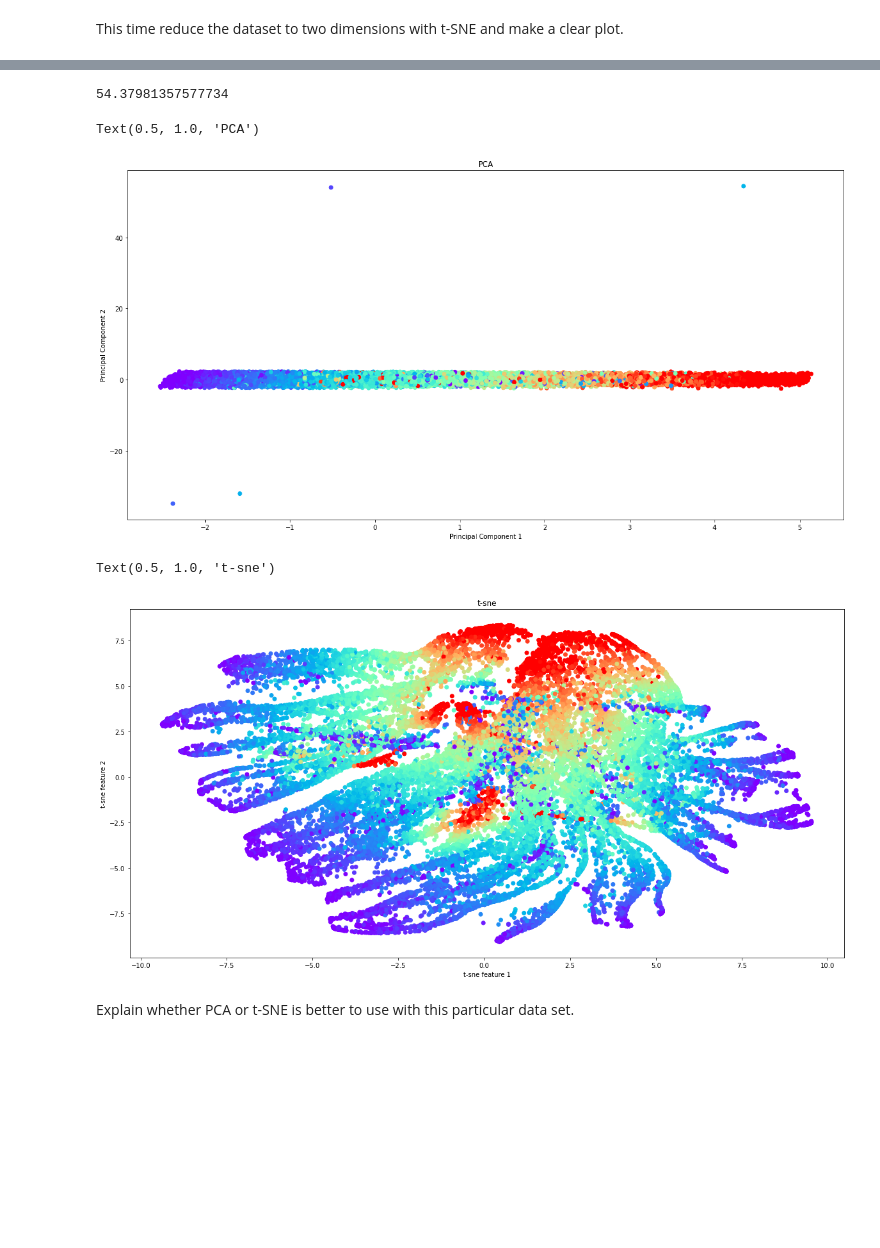
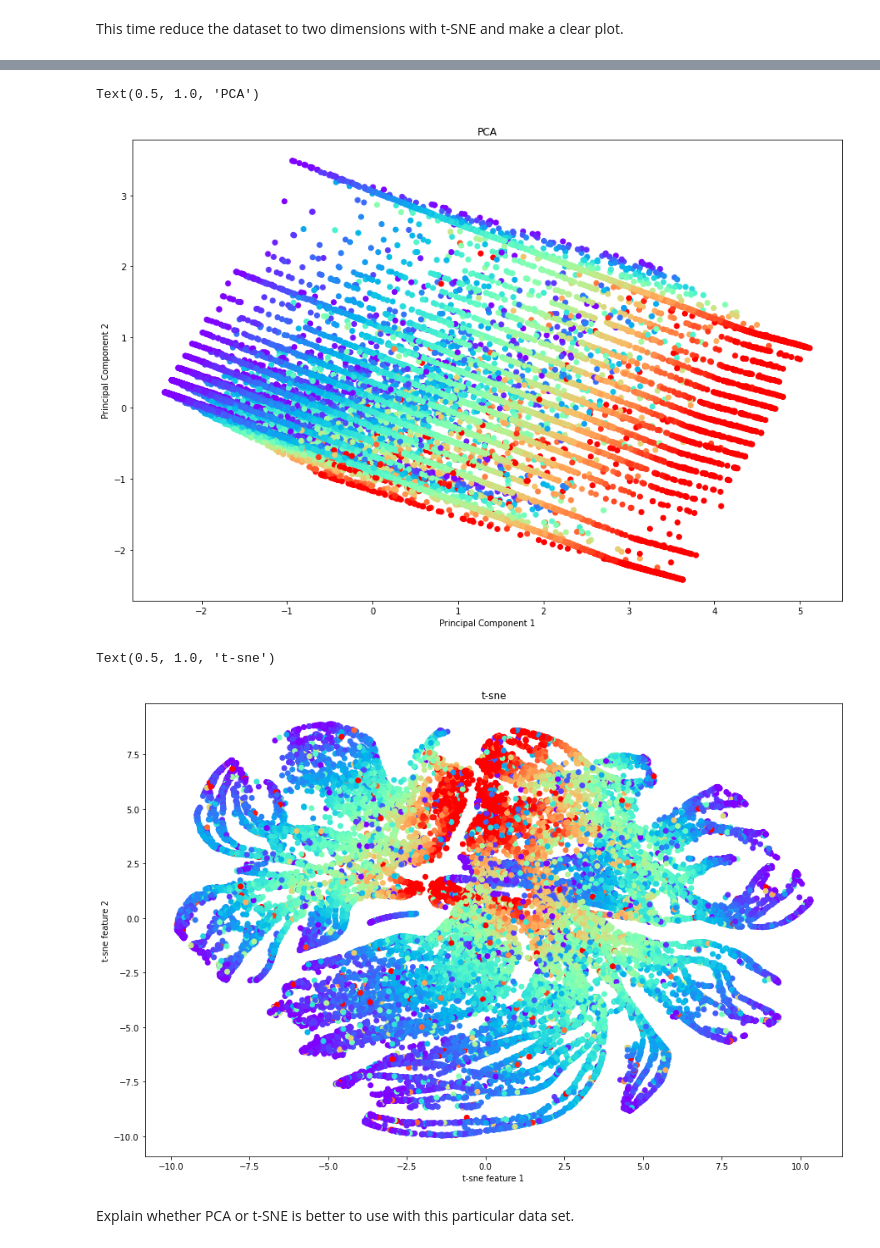
Before and after one commit to Nsmid/Machine-Learning-for-Finance, a Jupyter notebook: assignment2/assignment2_groupXX_2021-version 2.ipynb, the cells around one changed output, grey strips where cells are left out. Saved outputs shown, nothing was run; the diff lists cells and outputs as text; code cells hidden in the pictures; blank space fills up the shorter version.

```diff
--- a/assignment2/assignment2_groupXX_2021-version 2.ipynb
+++ b/assignment2/assignment2_groupXX_2021-version 2.ipynb
@@ -314,0 +316,2 @@ df_features_numstd
+# %%
+df_features_numstd.drop(columns=['ProbabilityDefault'], inplace=True)
@@ -315,6 +320,5 @@ df_features_numstd
 # %%
-# df_features_numstd = df_features_num / df_features_num.std()
-pca = PCA(n_components=5).fit(df_features_numstd)
+pca = PCA(n_components=2).fit(df_features_numstd)
 
 plt.figure(figsize=(9,7))
 plt.bar(range(pca.n_components), pca.explained_variance_ratio_)
@@ -387,6 +343,6 @@ df_features_num1
 This time reduce the dataset to two dimensions with t-SNE and make a clear plot.
 # %%
 tsne = TSNE(n_components=2, random_state=25, n_iter=300)
-tsne_results = tsne.fit_transform(df_features_numstd1)
+tsne_results = tsne.fit_transform(df_features_numstd)
 print(tsne_results)
 # %% [output]
@@ -442,19 +359,15 @@ df_features_num1
-# %%
-df_features_num1['pca.1'].max()
-# %% [output]
-54.37981357577734
 # %%
-plt.figure(figsize=(20,10))
+plt.figure(figsize=(15,10))
 plt.scatter(x=df_features_num1['pca.0'], y=df_features_num1['pca.1'],
             c=df_features_num1['ProbabilityDefault'],cmap='rainbow')
 plt.ylabel('Principal Component 2')
 plt.xlabel('Principal Component 1')
 plt.title('PCA')
 # %% [output]
 Text(0.5, 1.0, 'PCA')
-[figure, old version]
+[figure, new version]
 # %%
-plt.figure(figsize=(20,10))
+plt.figure(figsize=(15,10))
 plt.scatter(x=df_features_num1['tsne-2d-one'], y=df_features_num1['tsne-2d-two'],
             c=df_features_num1['ProbabilityDefault'],cmap='rainbow')
 plt.ylabel('t-sne feature 2')
@@ -462,6 +375,6 @@ plt.xlabel('t-sne feature 1')
 plt.title('t-sne')
 # %% [output]
 Text(0.5, 1.0, 't-sne')
-[figure, old version]
+[figure, new version]
 # %% [markdown]
 Explain whether PCA or t-SNE is better to use with this particular data set.
```
Also changed, not shown: parts of 31 cells of this notebook.
